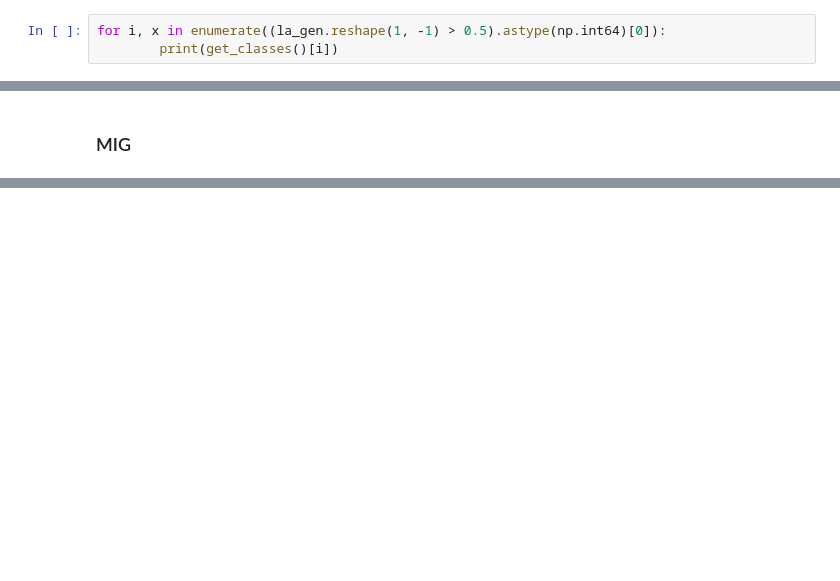
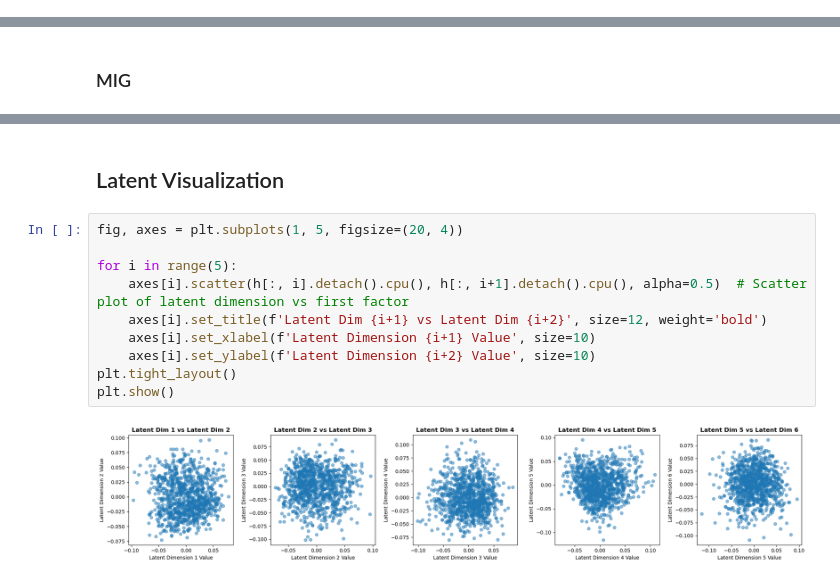
Before and after one commit to ClarysseArthur/VUB-MT-Development, a Jupyter notebook: Models/GenRKM-MMCelebHQ-V3/model.ipynb, the cells around one changed output, grey strips where cells are left out. Cells and saved outputs as stored; diff of their text form; blank space fills up the shorter version.

```diff
--- a/Models/GenRKM-MMCelebHQ-V3/model.ipynb
+++ b/Models/GenRKM-MMCelebHQ-V3/model.ipynb
@@ -302,3 +426,0 @@ cbar.set_label('Class', rotation=270, size=14, weight='bold')
-# %%
-for i, x in enumerate((la_gen.reshape(1, -1) > 0.5).astype(np.int64)[0]):
-        print(get_classes()[i])
@@ -466,0 +507,14 @@ array([0.14010966, 0.04059759, 0.04422289, 0.09672372, 0.00385294,
+# %% [markdown]
+## Latent Visualization
+# %%
+fig, axes = plt.subplots(1, 5, figsize=(20, 4))
+
+for i in range(5):
+    axes[i].scatter(h[:, i].detach().cpu(), h[:, i+1].detach().cpu(), alpha=0.5)  # Scatter plot of latent dimension vs first factor
+    axes[i].set_title(f'Latent Dim {i+1} vs Latent Dim {i+2}', size=12, weight='bold')
+    axes[i].set_xlabel(f'Latent Dimension {i+1} Value', size=10)
+    axes[i].set_ylabel(f'Latent Dimension {i+2} Value', size=10)
+plt.tight_layout()
+plt.show()
+# %% [output]
+[figure, added]
```
Also changed, not shown: parts of 22 cells of this notebook, 1 other file.
